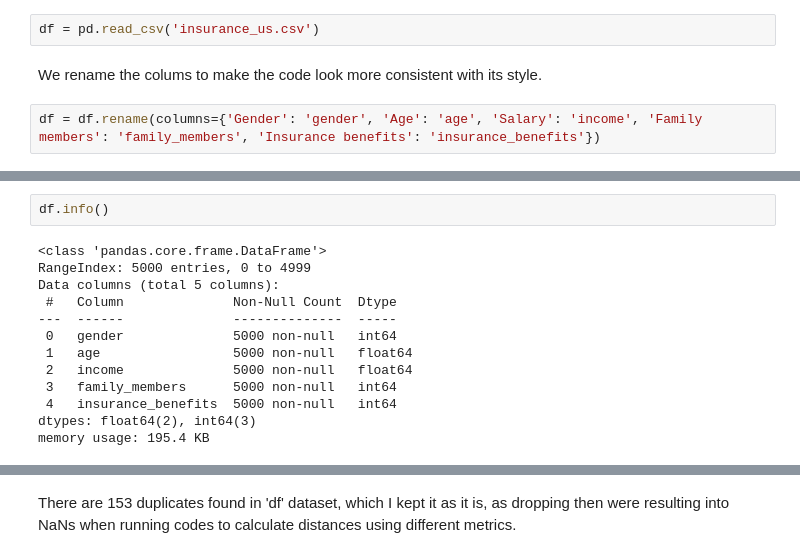
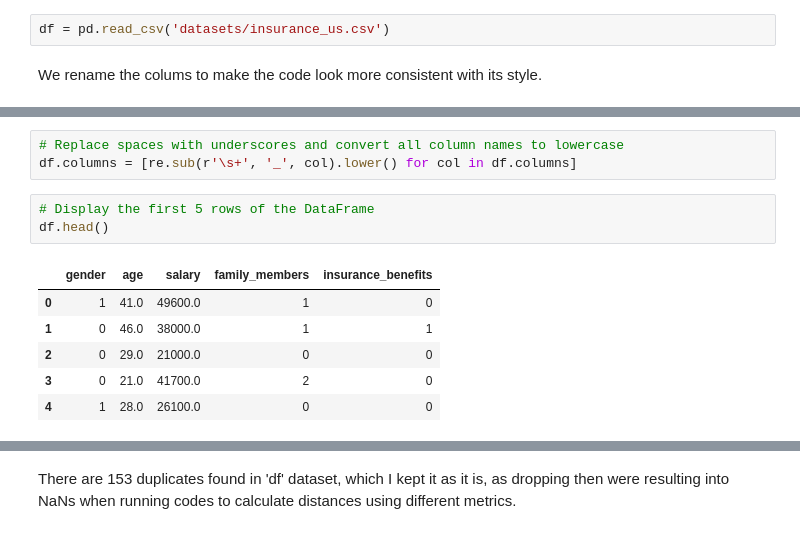
Before and after one commit to jeelfaldu7/insurance_company_machine_learning_project, a Jupyter notebook: notebook.ipynb, the cells around one changed output, grey strips where cells are left out. Saved outputs shown, nothing was run; the diff lists cells and outputs as text.

```diff
--- a/notebook.ipynb
+++ b/notebook.ipynb
@@ -36,8 +36,6 @@ from IPython.display import display
 # %% [markdown]
 Load data and conduct a basic check that it's free from obvious issues.
 # %%
-df = pd.read_csv('insurance_us.csv')
+df = pd.read_csv('datasets/insurance_us.csv')
 # %% [markdown]
 We rename the colums to make the code look more consistent with its style.
-# %%
-df = df.rename(columns={'Gender': 'gender', 'Age': 'age', 'Salary': 'income', 'Family members': 'family_members', 'Insurance benefits': 'insurance_benefits'})
@@ -58,15 +42,13 @@ df.sample(10)
-# %%
-df.info()
-# %% [output]
-<class 'pandas.core.frame.DataFrame'>
-RangeIndex: 5000 entries, 0 to 4999
-Data columns (total 5 columns):
- #   Column              Non-Null Count  Dtype
----  ------              --------------  -----
- 0   gender              5000 non-null   int64
- 1   age                 5000 non-null   float64
- 2   income              5000 non-null   float64
- 3   family_members      5000 non-null   int64
- 4   insurance_benefits  5000 non-null   int64
-dtypes: float64(2), int64(3)
-memory usage: 195.4 KB
+# %%
+# Replace spaces with underscores and convert all column names to lowercase
+df.columns = [re.sub(r'\s+', '_', col).lower() for col in df.columns]
+# %%
+# Display the first 5 rows of the DataFrame
+df.head()
+# %% [output]
+|  | gender | age | salary | family_members | insurance_benefits |
+| 0 | 1 | 41.0 | 49600.0 | 1 | 0 |
+| 1 | 0 | 46.0 | 38000.0 | 1 | 1 |
+| 2 | 0 | 29.0 | 21000.0 | 0 | 0 |
+| 3 | 0 | 21.0 | 41700.0 | 2 | 0 |
+| 4 | 1 | 28.0 | 26100.0 | 0 | 0 |
```
Also changed, not shown: parts of 46 cells of this notebook, 2 other files.
